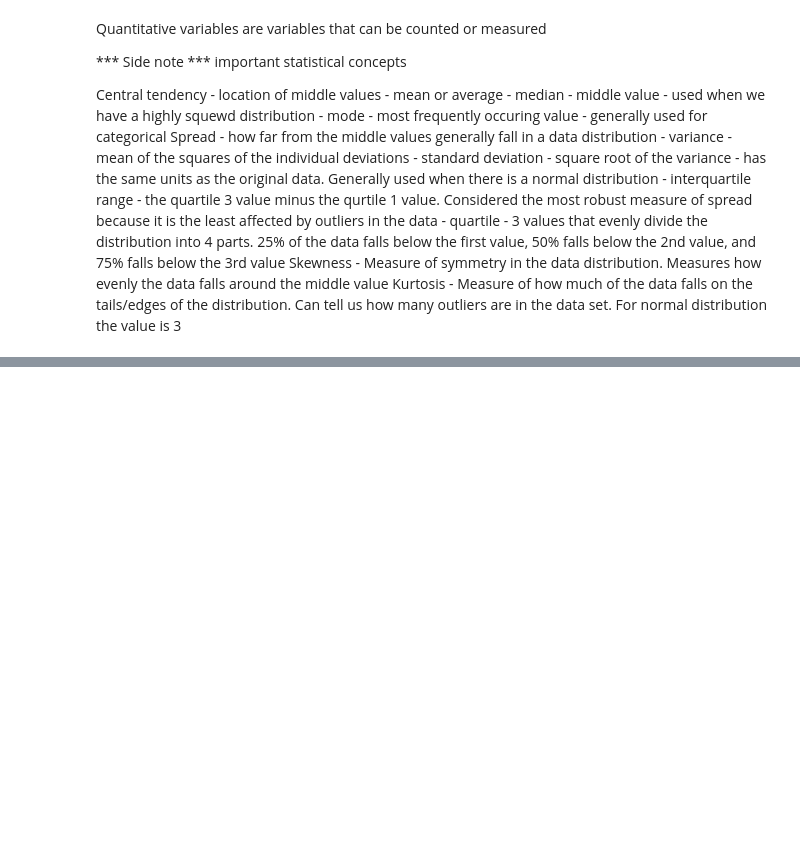
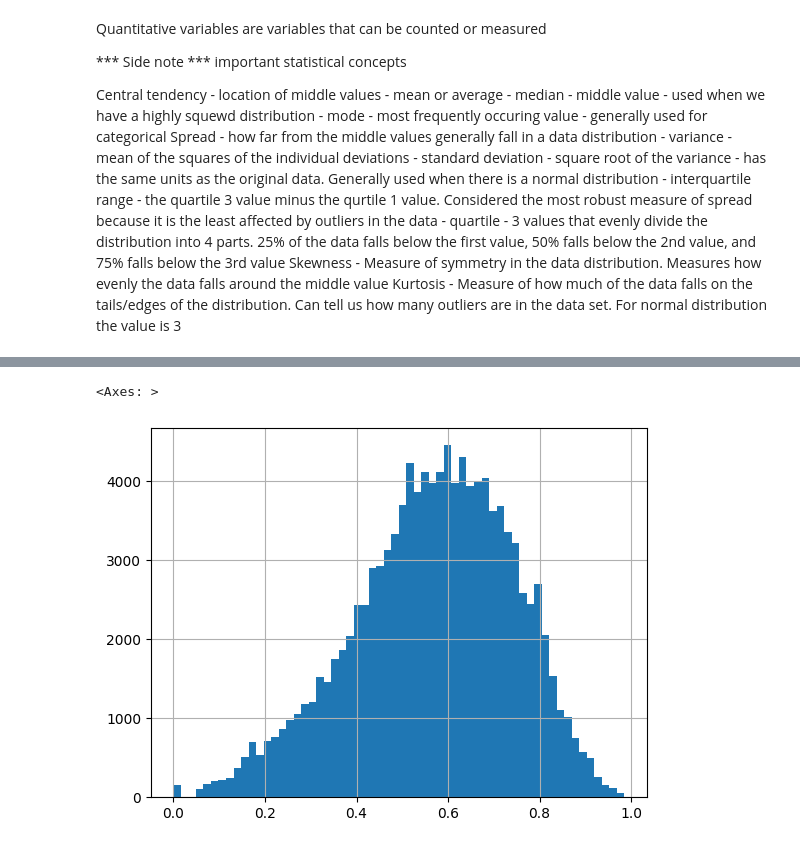
Before and after one commit to RunningBaldMan/spotify_eda_JustinMasters, a Jupyter notebook: eda.ipynb, the cells around one changed output, grey strips where cells are left out. Drawn from its saved outputs; the diff is of its cells as text; code cells hidden in the pictures; blank space fills up the shorter version.

```diff
--- a/eda.ipynb
+++ b/eda.ipynb
@@ -218,0 +231,7 @@ Kurtosis - Measure of how much of the data falls on the tails/edges of the distr
+# %%
+# plot danceability distribution. Slightly negatively skewed
+
+df['danceability'].hist(bins=60)
+# %% [output]
+<Axes: >
+[figure, added]
```
Also changed, not shown: parts of 6 cells of this notebook.
